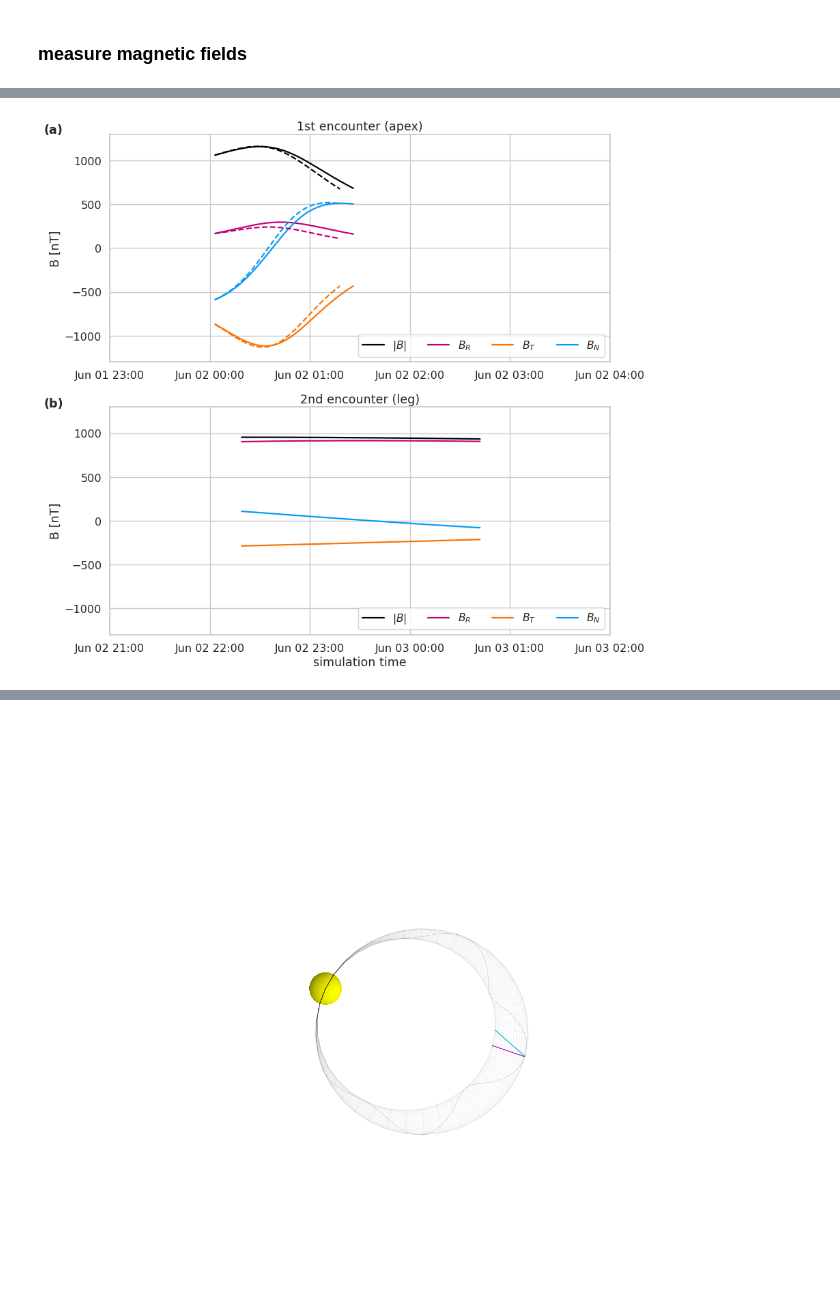
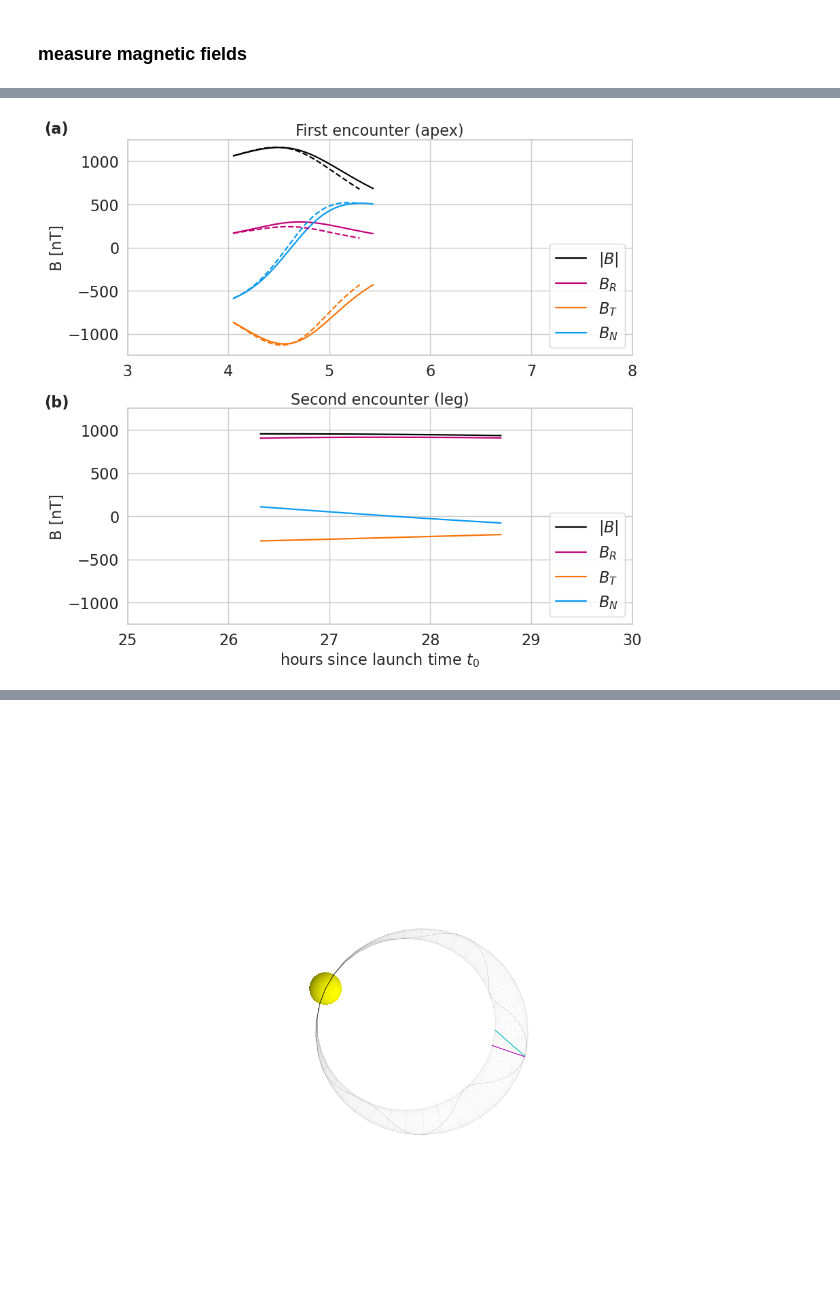
Before and after one commit to helioforecast/Papers, a Jupyter notebook: Moestl2020_PSP_rate/psp_3dcore.ipynb, the cells around one changed output, grey strips where cells are left out. Drawn from its saved outputs; the diff is of its cells as text; code cells hidden in the pictures.

```diff
--- a/Moestl2020_PSP_rate/psp_3dcore.ipynb
+++ b/Moestl2020_PSP_rate/psp_3dcore.ipynb
@@ -350,8 +348,8 @@ plt.savefig('results/plots_rate/fig5_3dcore_visual.png', dpi=300,bbox_inches='ti
 # %% [markdown]
 ### measure magnetic fields
 # %%
-t1, btot1, bxyz1 = measure(model_obj, "PSP", TP_A - datetime.timedelta(hours=6), TP_A  + datetime.timedelta(hours=6), frame="ECLIPJ2000", bframe="SPP_RTN")
-t2, btot2, bxyz2 = measure(model_obj, "PSP", TP_B - datetime.timedelta(hours=12), TP_B  + datetime.timedelta(hours=12), frame="ECLIPJ2000", bframe="SPP_RTN")
-t3, btot3, bxyz3 = measure(model_obj, "PSP", TP_B - datetime.timedelta(hours=48), TP_B  + datetime.timedelta(hours=48), frame="ECLIPJ2000", bframe="SPP_RTN")
+t1, btot1, bxyz1 = measure(model_obj, "PSP",  t_launch, TP_A  + datetime.timedelta(hours=6), frame="ECLIPJ2000", bframe="SPP_RTN")
+t2, btot2, bxyz2 = measure(model_obj, "PSP",  t_launch, TP_B  + datetime.timedelta(hours=12), frame="ECLIPJ2000", bframe="SPP_RTN")
+t3, btot3, bxyz3 = measure(model_obj, "PSP", t_launch, TP_B  + datetime.timedelta(hours=72), frame="ECLIPJ2000", bframe="SPP_RTN")
 
-tf, btotf, bxyzf = measure(model_obj, "PSP_FIXED", TP_A - datetime.timedelta(hours=6), TP_A  + datetime.timedelta(hours=6), frame="ECLIPJ2000", bframe="SPP_RTN", satparams=TP_A)
+tf, btotf, bxyzf = measure(model_obj, "PSP_FIXED", t_launch, TP_A  + datetime.timedelta(hours=6), frame="ECLIPJ2000", bframe="SPP_RTN", satparams=TP_A)
@@ -360,53 +358,75 @@ tf, btotf, bxyzf = measure(model_obj, "PSP_FIXED", TP_A - datetime.timedelta(hou
 # %%
 sns.set_context('talk')
 sns.set_style('whitegrid')
 
+fsize1=23
+
+#simulation time in hours
+simtime1=np.round((parse_time(t1).plot_date-parse_time(t_launch).plot_date)*24,4)
+
 fig = plt.figure(figsize=(13, 12),dpi=70)
 
 ax1 = fig.add_subplot(211)
-ax1.set_title("1st encounter (apex)")
+ax1.set_title("First encounter (apex)",fontsize=fsize1)
 
-ax1.plot(t1, btot1, color=C0, label="$|B|$")
-ax1.plot(t1, bxyz1[:, 0], color=C1, label="$B_R$")
-ax1.plot(t1, bxyz1[:, 1], color=C2, label="$B_T$")
-ax1.plot(t1, bxyz1[:, 2], color=C3, label="$B_N$")
+ax1.plot(simtime1, btot1, color=C0, label="$|B|$")
+ax1.plot(simtime1, bxyz1[:, 0], color=C1, label="$B_R$")
+ax1.plot(simtime1, bxyz1[:, 1], color=C2, label="$B_T$")
+ax1.plot(simtime1, bxyz1[:, 2], color=C3, label="$B_N$")
 
-ax1.plot(tf, btotf, color=C0, linestyle='--')
-ax1.plot(tf, bxyzf[:, 0], color=C1, linestyle='--')
-ax1.plot(tf, bxyzf[:, 1], color=C2, linestyle='--')
-ax1.plot(tf, bxyzf[:, 2], color=C3, linestyle='--')
+ax1.plot(simtime1, btotf, color=C0, linestyle='--')
+ax1.plot(simtime1, bxyzf[:, 0], color=C1, linestyle='--')
+ax1.plot(simtime1, bxyzf[:, 1], color=C2, linestyle='--')
+ax1.plot(simtime1, bxyzf[:, 2], color=C3, linestyle='--')
 
-ax1.legend(loc="lower right", fontsize=16,ncol=4)
-ax1.xaxis.set_major_formatter(matplotlib.dates.DateFormatter('%b %d %H:%M'))
-ax1.set_ylabel('B [nT]')
-plt.ylim(-1300,1300)
-plt.xlim(datetime.datetime(2022,6,1,23,0),datetime.datetime(2022,6,2,4,0))
+ax1.legend(loc="lower right", fontsize=fsize1,ncol=1)
+ax1.set_ylabel('B [nT]',fontsize=fsize1)
+ax1.set_ylim(-1250,1250)
+ax1.set_xlim(3,8)
+#plt.xlim(datetime.datetime(2022,6,1,23,0),datetime.datetime(2022,6,2,4,0))
+#ax1.xaxis.set_major_formatter(matplotlib.dates.DateFormatter('%b %d %H:%M'))
+ax1.tick_params(labelsize=fsize1)
+
+#ax1.set_xlabel('hours since launch time $t_0$')
+ax1.xaxis.set_major_locator(matplotlib.ticker.MultipleLocator(1))
+#ax1.xaxis.set_minor_locator(matplotlib.ticker.MultipleLocator(1))
+ax1.yaxis.set_major_locator(matplotlib.ticker.MultipleLocator(500))
 
 
 
+#simulation time in hours
+simtime2=np.round((parse_time(t2).plot_date-parse_time(t_launch).plot_date)*24,4)
+
 ax2 = fig.add_subplot(212)
-ax2.set_title("2nd encounter (leg)")
+ax2.set_title("Second encounter (leg)",fontsize=fsize1)
 
-ax2.plot(t2, btot2, color=C0, label="$|B|$")
-ax2.plot(t2, bxyz2[:, 0], color=C1, label="$B_R$")
-ax2.plot(t2, bxyz2[:, 1], color=C2, label="$B_T$")
-ax2.plot(t2, bxyz2[:, 2], color=C3, label="$B_N$")
+ax2.plot(simtime2, btot2, color=C0, label="$|B|$")
+ax2.plot(simtime2, bxyz2[:, 0], color=C1, label="$B_R$")
+ax2.plot(simtime2, bxyz2[:, 1], color=C2, label="$B_T$")
+ax2.plot(simtime2, bxyz2[:, 2], color=C3, label="$B_N$")
 
-ax2.legend(loc="lower right", fontsize=16,ncol=4)
-ax2.xaxis.set_major_formatter(matplotlib.dates.DateFormatter('%b %d %H:%M'))
-ax2.set_xlabel('simulation time')
-ax2.set_ylabel('B [nT]')
-plt.ylim(-1300,1300)
-plt.xlim(datetime.datetime(2022,6,2,21,0),datetime.datetime(2022,6,3,2,0))
+ax2.legend(loc="lower right", fontsize=fsize1,ncol=1)
+#ax2.xaxis.set_major_formatter(matplotlib.dates.DateFormatter('%b %d %H:%M'))
+ax2.set_xlabel('simulation time',fontsize=fsize1)
+ax2.set_ylabel('B [nT]',fontsize=fsize1)
+ax2.set_ylim(-1250,1250)
+ax2.set_xlim(3+22,8+22)
+#plt.xlim(datetime.datetime(2022,6,2,21,0),datetime.datetime(2022,6,3,2,0))
 
+
+ax2.set_xlabel('hours since launch time $t_0$')
+ax2.xaxis.set_major_locator(matplotlib.ticker.MultipleLocator(1))
+#ax1.xaxis.set_minor_locator(matplotlib.ticker.MultipleLocator(1))
+ax2.yaxis.set_major_locator(matplotlib.ticker.MultipleLocator(500))
+
+ax2.tick_params(labelsize=fsize1)
 
 plt.tight_layout()
 
-
-plt.annotate('(a)',[0.01,0.965],xycoords='figure fraction',weight='bold')
-plt.annotate('(b)',[0.01,0.475],xycoords='figure fraction',weight='bold')
+plt.annotate('(a)',[0.01,0.965],xycoords='figure fraction',weight='bold',fontsize=fsize1)
+plt.annotate('(b)',[0.01,0.475],xycoords='figure fraction',weight='bold',fontsize=fsize1)
 
 plt.savefig('results/plots_rate/fig6_3dcore_components.pdf', dpi=300)
 plt.savefig('results/plots_rate/fig6_3dcore_components.png', dpi=300)
 # %% [output]
-[figure, old version]
+[figure, new version]
```
Also changed, not shown: parts of 11 cells of this notebook, 3 other files.
